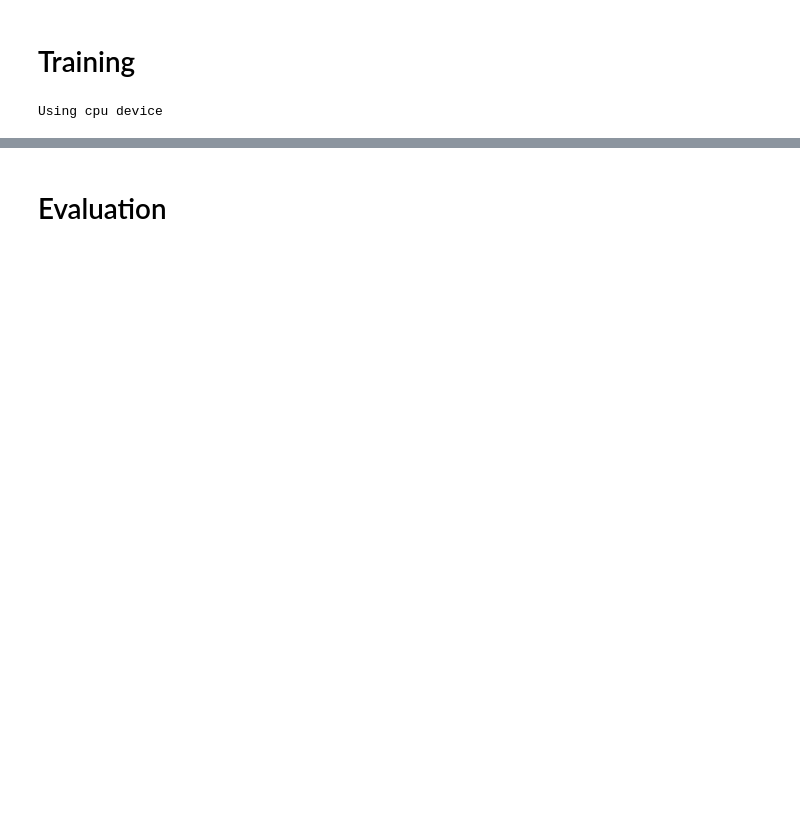
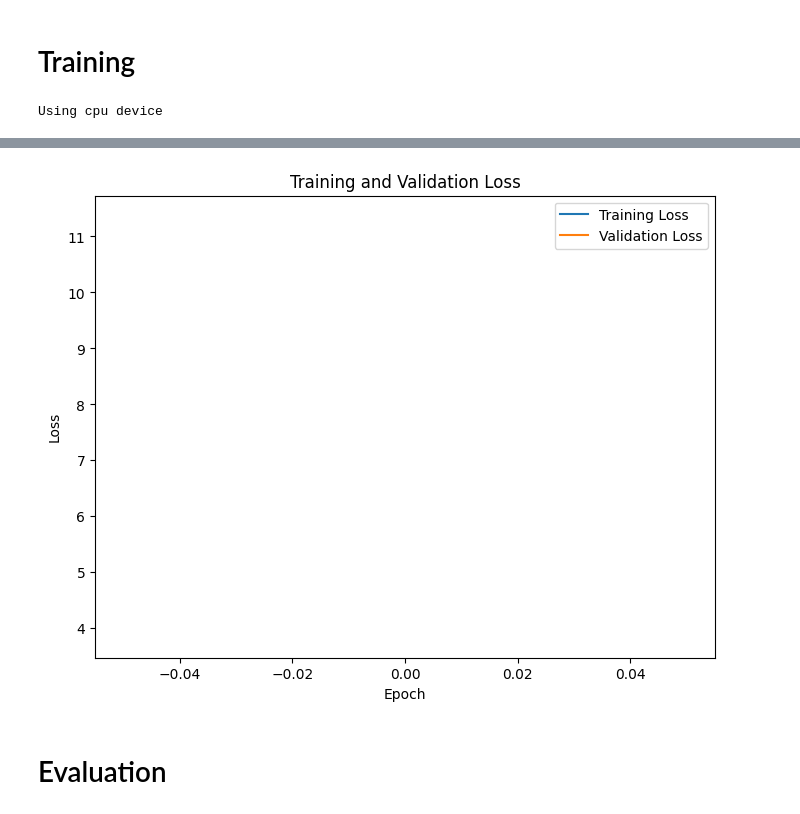
Before and after one commit to alefram/notebooks, a Jupyter notebook: pokedex.ipynb, the cells around one changed output, grey strips where cells are left out. Cells and saved outputs as stored; diff of their text form; code cells hidden in the pictures; blank space fills up the shorter version.

```diff
--- a/pokedex.ipynb
+++ b/pokedex.ipynb
@@ -106,40 +108,79 @@ class PokemonCNN(nn.Module):
         x = F.max_pool2d(x, 2, 2)
         x = F.relu(self.conv2(x))
         x = F.max_pool2d(x, 2, 2)
-
         x = F.relu(self.conv3(x))
         x = F.max_pool2d(x, 2, 2)
-
         x = F.relu(self.conv4(x))
         x = F.max_pool2d(x, 2, 2)
-
-        x = torch.flatten(x)
+        x = torch.flatten(x,1)
         x = F.relu(self.fc1(x))
-        x = F.sigmoid(self.fc2(x))
+        x = F.log_softmax(self.fc2(x))
 
         return x
 
 model = PokemonCNN(num_classes=len(class_names)).to(device)
-
-# TESTING
-# image = train_ds[0]['image']
-# image = image.to(torch.float32)
-# output = model(image)
-# print(output.shape)
-# print(model)
 # %%
 #Loss function and optimizer
-loss = nn.CrossEntropyLoss()
+criterion = nn.CrossEntropyLoss()
 optimizer = optim.SGD(model.parameters(), lr=0.001)
 # %%
 #TODO: fix training
-for epoch in range(11):
-    for images, labels in train_ds:
-        images, labels = images.to(device), labels.to(device)
+train_loader = DataLoader(train_ds, batch_size=32, shuffle=True)
+val_loader = DataLoader(val_ds, batch_size=32, shuffle=False)  # Assuming you have a validation dataset
+epochs = 1
+
+train_losses = []
+val_losses = []
+
+model.train(True)
+for epoch in range(epochs):
+    epoch_train_loss = 0
+    for idx, batch in enumerate(train_loader):
+        #feedforward
+        y_pred = model(batch['image'].to(torch.float32))
+
+        #compute loss accuracy
+        y = batch['labels']
+        loss = criterion(y_pred, y)
+        epoch_train_loss += loss.item()
+        score, predicted = torch.max(y_pred, 1)
+        acc = (y == predicted).sum().float() / len(y)
+        print("[EPOCH: %i, [LOSS]: %.6f, [ACCURACY]: %.3f" % (epoch, loss.item(), acc))
+        display.clear_output(wait=True)
+
+        #backward
         optimizer.zero_grad()
-        outputs = model(images)
-        loss = criterion(outputs, labels)
         loss.backward()
+
+        #update params
         optimizer.step()
-    print(f"Epoch {epoch+1}, Loss: {loss.item():.4f}")
+
+    # Calculate average training loss for the epoch
+    train_loss = epoch_train_loss / len(train_loader)
+    train_losses.append(train_loss)
+
+    # Evaluate on validation set
+    model.eval()
+    epoch_val_loss = 0
+    with torch.no_grad():
+        for batch in val_loader:
+            y_pred = model(batch['image'].to(torch.float32))
+            y = batch['labels']
+            loss = criterion(y_pred, y)
+            epoch_val_loss += loss.item()
+
+    val_loss = epoch_val_loss / len(val_loader)
+    val_losses.append(val_loss)
+
+    print(f"[EPOCH: {epoch}, [TRAIN LOSS]: {train_loss:.6f}, [VAL LOSS]: {val_loss:.6f}")
+
+# Plot training and validation loss
+plt.figure(figsize=(8, 6))
+plt.plot(train_losses, label='Training Loss')
+plt.plot(val_losses, label='Validation Loss')
+plt.xlabel('Epoch')
+plt.ylabel('Loss')
+plt.title('Training and Validation Loss')
+plt.legend()
+plt.show()
 # %% [output]
@@ -147,2 +204,3 @@ ValueError: too many values to unpack (expected 2)
+[figure, added]
 # %% [markdown]
 # Evaluation
```
Also changed, not shown: parts of 4 cells of this notebook.
